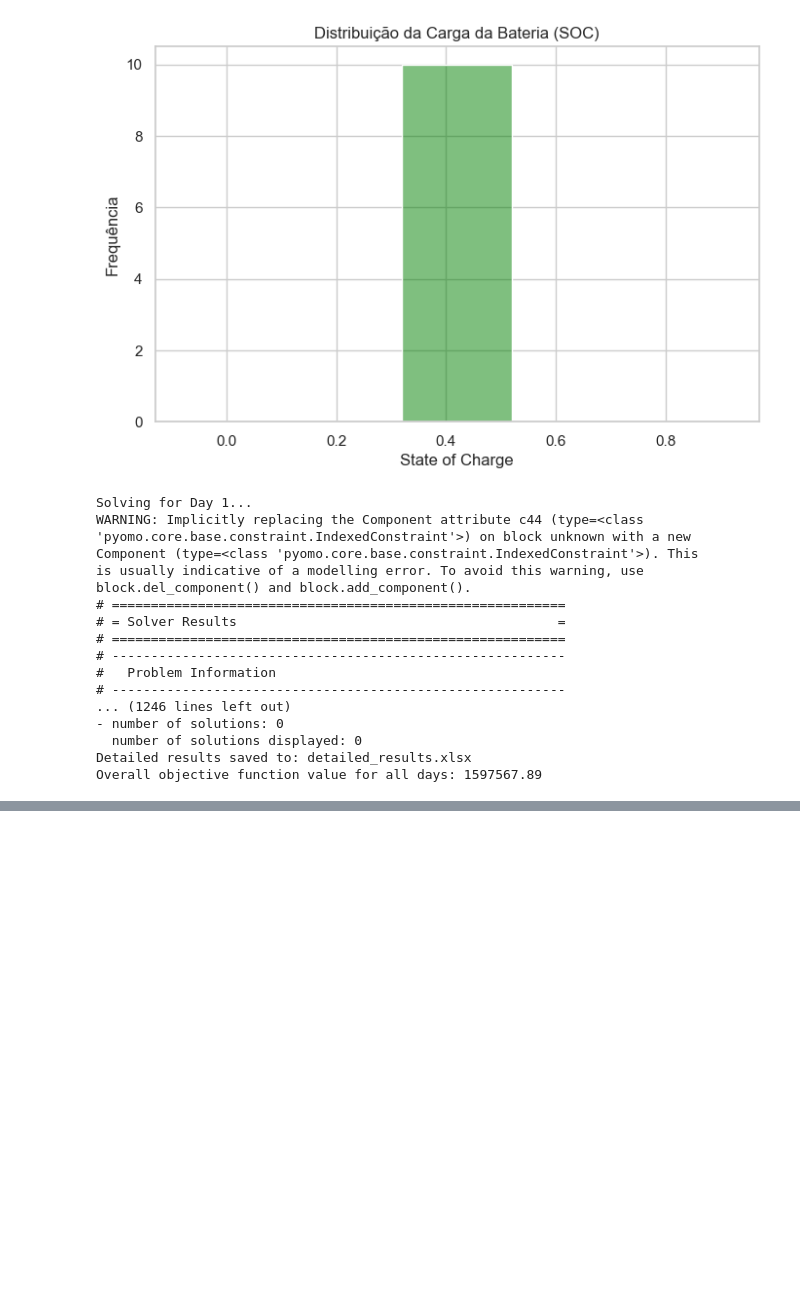
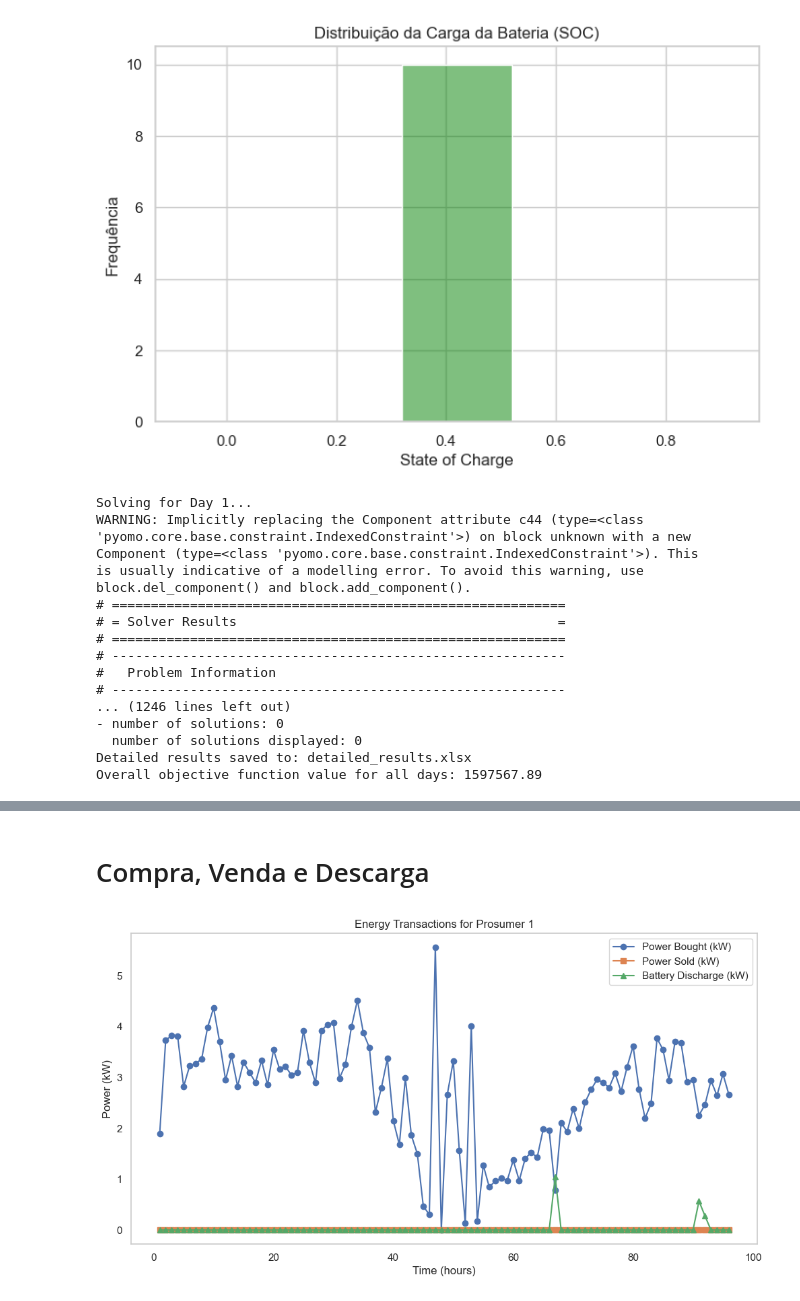
Before and after one commit to Phenriquerafael/EnergyComunitiesPlatform, a Jupyter notebook: satcomm-scen4.ipynb, the cells around one changed output, grey strips where cells are left out. Drawn from its saved outputs; the diff is of its cells as text; code cells hidden in the pictures; blank space fills up the shorter version.

Commit message:
#11 Optimization result plots

```diff
--- a/satcomm-scen4.ipynb
+++ b/satcomm-scen4.ipynb
@@ -545,0 +553,16 @@ Prosumer 5, Hour 96: 0.0
+# %% [markdown]
+# Compra, Venda e Descarga
+# %%
+plt.figure(figsize=(12, 6))
+plt.plot(df_buy.xs(prosumer_id, level=0), label="Power Bought (kW)", marker="o")
+plt.plot(df_sell.xs(prosumer_id, level=0), label="Power Sold (kW)", marker="s")
+plt.plot(df_dch.xs(prosumer_id, level=0), label="Battery Discharge (kW)", marker="^")
+
+plt.xlabel("Time (hours)")
+plt.ylabel("Power (kW)")
+plt.title(f"Energy Transactions for Prosumer {prosumer_id}")
+plt.legend()
+plt.grid()
+plt.show()
+# %% [output]
+[figure, added]
```
Also changed, not shown: parts of 16 cells of this notebook, 3 other files.
